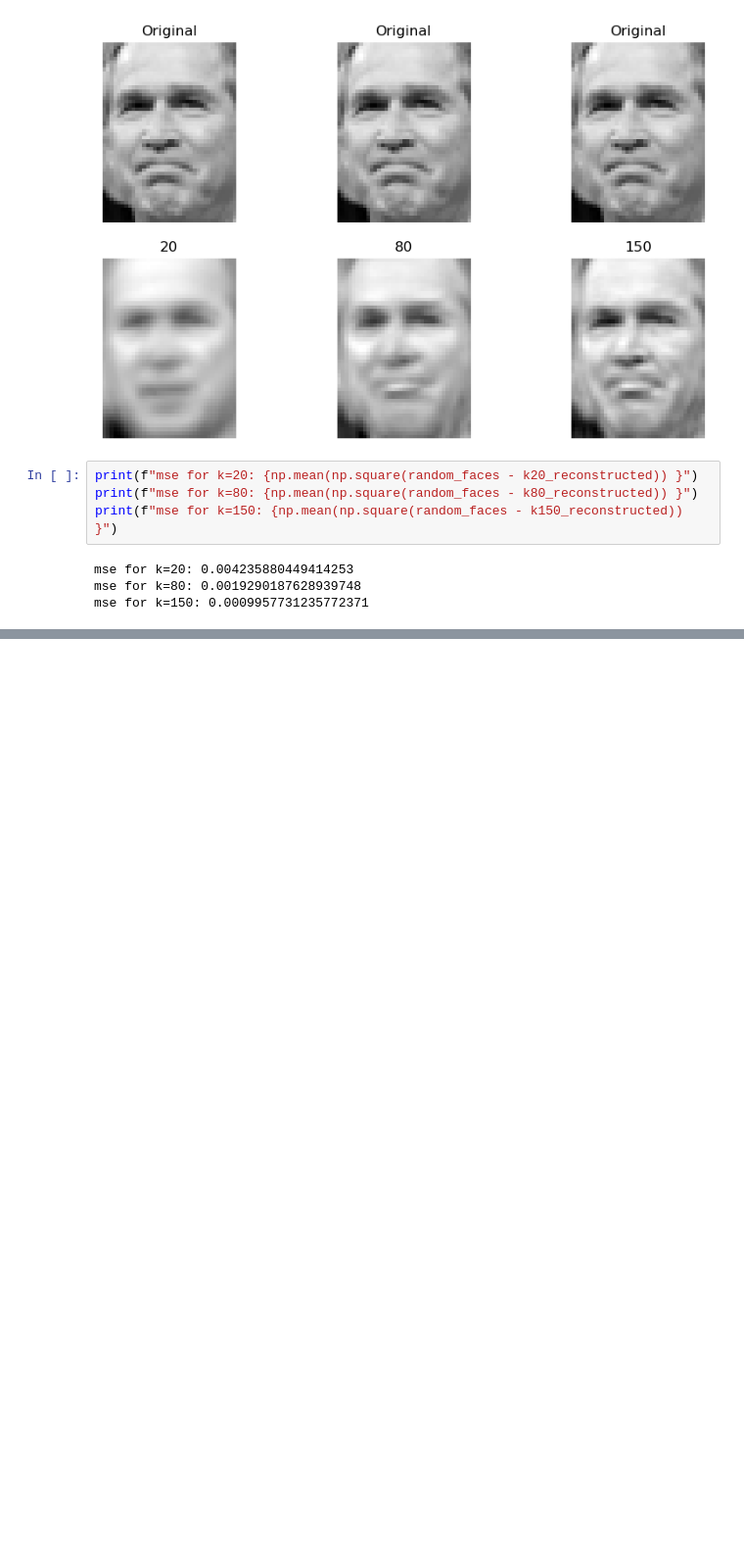
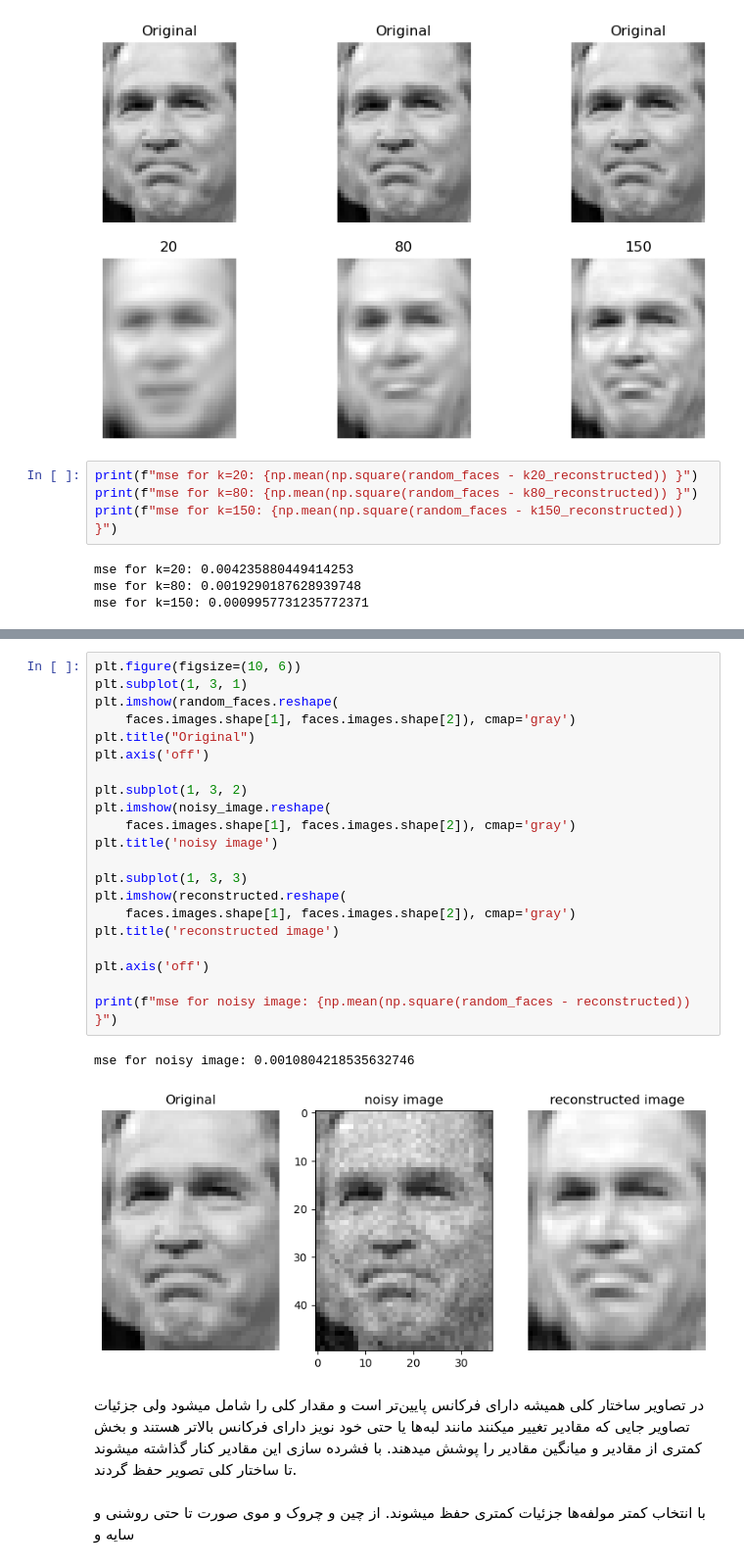
Before and after one commit to S6F6/MaktabHomeworks, a Jupyter notebook: hw06/04.ipynb, the cells around one changed output, grey strips where cells are left out. Shown: that part at 98% size. Cells and saved outputs as stored; diff of their text form; blank space fills up the shorter version.

```diff
--- a/hw06/04.ipynb
+++ b/hw06/04.ipynb
@@ -113,0 +146,28 @@ mse for k=150: 0.0009957731235772371
+# %%
+plt.figure(figsize=(10, 6))
+plt.subplot(1, 3, 1)
+plt.imshow(random_faces.reshape(
+    faces.images.shape[1], faces.images.shape[2]), cmap='gray')
+plt.title("Original")
+plt.axis('off')
+
+plt.subplot(1, 3, 2)
+plt.imshow(noisy_image.reshape(
+    faces.images.shape[1], faces.images.shape[2]), cmap='gray')
+plt.title('noisy image')
+
+plt.subplot(1, 3, 3)
+plt.imshow(reconstructed.reshape(
+    faces.images.shape[1], faces.images.shape[2]), cmap='gray')
+plt.title('reconstructed image')
+
+plt.axis('off')
+
+print(f"mse for noisy image: {np.mean(np.square(random_faces - reconstructed)) }")
+# %% [output]
+mse for noisy image: 0.0010804218535632746
+[figure, added]
+# %% [markdown]
+در تصاویر ساختار کلی همیشه دارای فرکانس پایین‌تر است و مقدار کلی را شامل میشود ولی جزئیات تصاویر جایی که مقادیر تغییر میکنند مانند لبه‌ها یا حتی خود نویز دارای فرکانس بالاتر هستند و بخش کمتری از مقادیر و میانگین مقادیر را پوشش میدهند. با فشرده سازی این مقادیر کنار گذاشته میشوند تا ساختار کلی تصویر حفظ گردند.
+# %% [markdown]
+با انتخاب کمتر مولفه‌ها جزئیات کمتری حفظ میشوند. از چین و چروک و موی صورت تا حتی روشنی و سایه و
```
Also changed, not shown: parts of 5 cells of this notebook.
